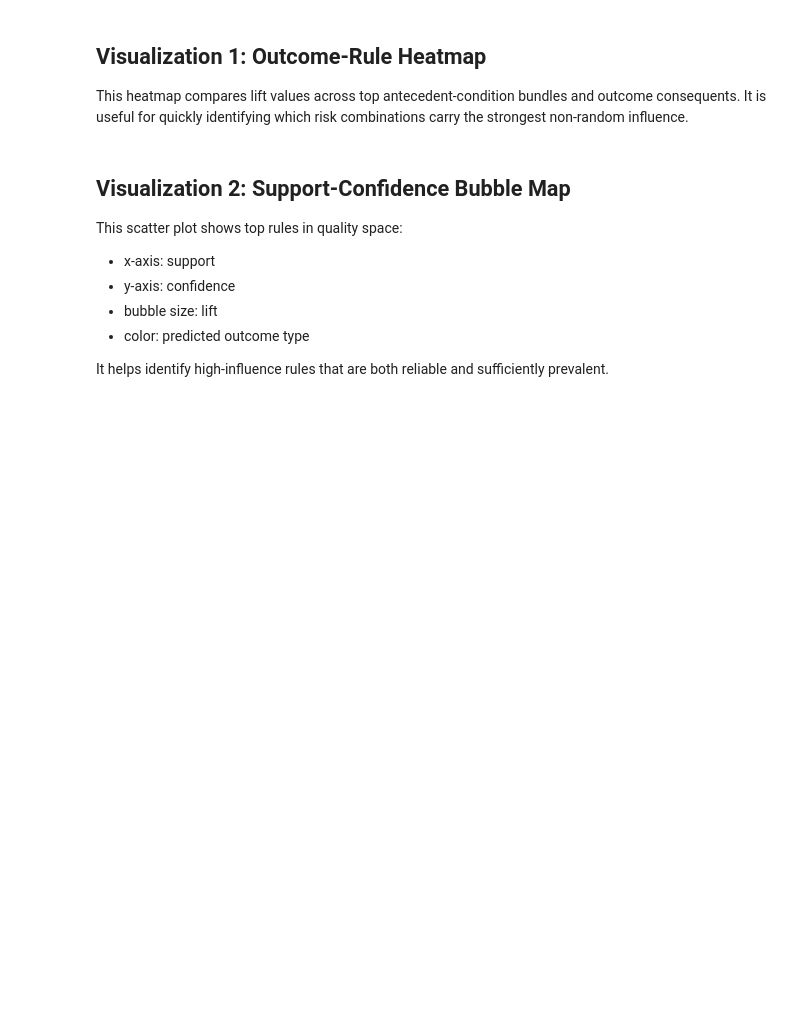
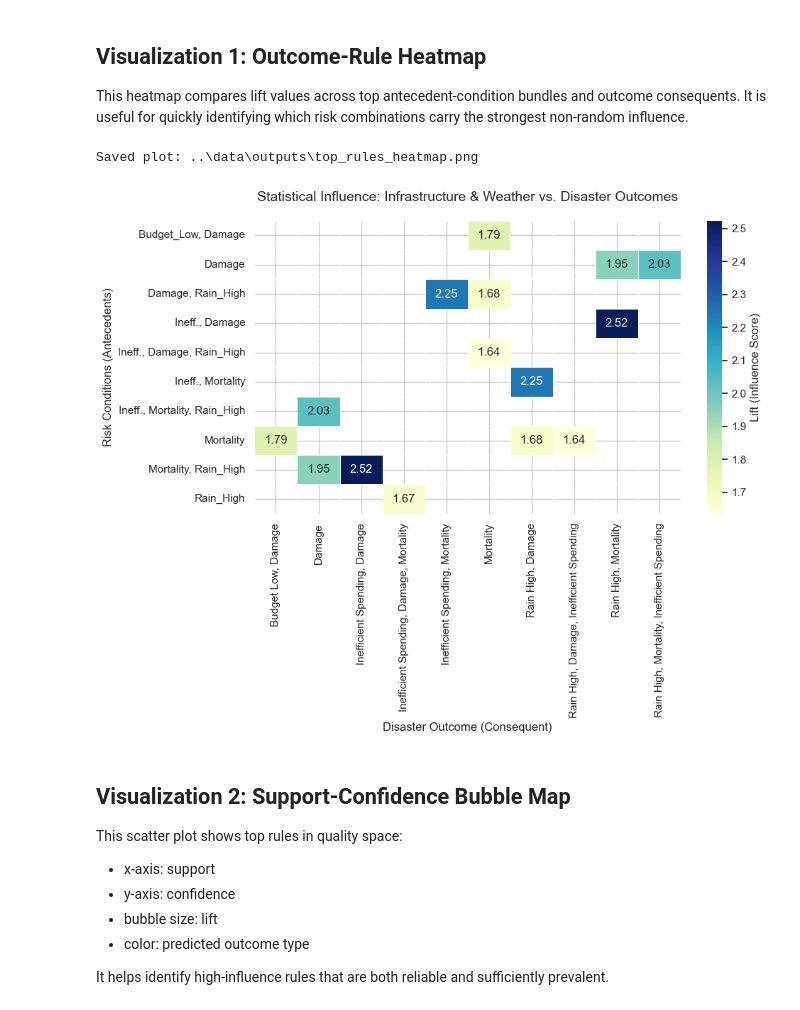
Before and after one commit to alecbnono/flood-control-health-outcomes, a Jupyter notebook: notebooks/data_mining.ipynb, the cells around one changed output. Drawn from its saved outputs; the diff is of its cells as text; code cells hidden in the pictures; blank space fills up the shorter version.

```diff
--- a/notebooks/data_mining.ipynb
+++ b/notebooks/data_mining.ipynb
@@ -177,38 +235,46 @@ This heatmap compares lift values across top antecedent-condition bundles and ou
 # %%
 def plot_refined_heatmap(rules_df, save_path=None):
     if rules_df.empty:
-        print('No rules to plot!')
+        print("No rules to plot!")
         return
 
+    # 1. Prepare data for the pivot
+    # We use the 'label' column you created for the Y-axis (Antecedents)
+    # And clean up the Consequent names for the X-axis
     plot_data = rules_df.copy()
     plot_data['consequent_label'] = plot_data['consequents'].apply(
         lambda x: ', '.join(list(x)).replace('Outcome_High_', '').replace('_', ' ')
     )
 
+    # 2. Pivot the data
+    # index = Conditions, columns = Outcomes, values = Lift
     pivot = plot_data.pivot(index='label', columns='consequent_label', values='lift')
 
+    # 3. Create the visualization
     plt.figure(figsize=(10, 8))
-    sns.heatmap(
-        pivot,
-        annot=True,
-        fmt='.2f',
-        cmap='YlGnBu',
-        cbar_kws={'label': 'Lift (Influence Score)'},
-        linewidths=0.5,
-    )
 
-    plt.title('Statistical Influence: Infrastructure & Weather vs. Disaster Outcomes', fontsize=14, pad=20)
-    plt.xlabel('Disaster Outcome (Consequent)', fontsize=12)
-    plt.ylabel('Risk Conditions (Antecedents)', fontsize=12)
+    # We use 'annot=True' to show the Lift values (the 2.0s and 3.22s)
+    sns.heatmap(pivot,
+                annot=True,
+                fmt=".2f",
+                cmap="YlGnBu",
+                cbar_kws={'label': 'Lift (Influence Score)'},
+                linewidths=.5)
+
+    plt.title("Statistical Influence: Infrastructure & Weather vs. Disaster Outcomes", fontsize=14, pad=20)
+    plt.xlabel("Disaster Outcome (Consequent)", fontsize=12)
+    plt.ylabel("Risk Conditions (Antecedents)", fontsize=12)
+
     plt.tight_layout()
-
     if save_path is not None:
         plt.savefig(save_path, dpi=150, bbox_inches='tight')
         print('Saved plot:', save_path)
     plt.show()
 
-
 plot_refined_heatmap(top_rules, save_path=out_dir / 'top_rules_heatmap.png')
+# %% [output]
+Saved plot: ..\data\outputs\top_rules_heatmap.png
+[figure, added]
 # %% [markdown]
 ## Visualization 2: Support-Confidence Bubble Map
 
```
Also changed, not shown: parts of 10 cells of this notebook, 5 other files.
